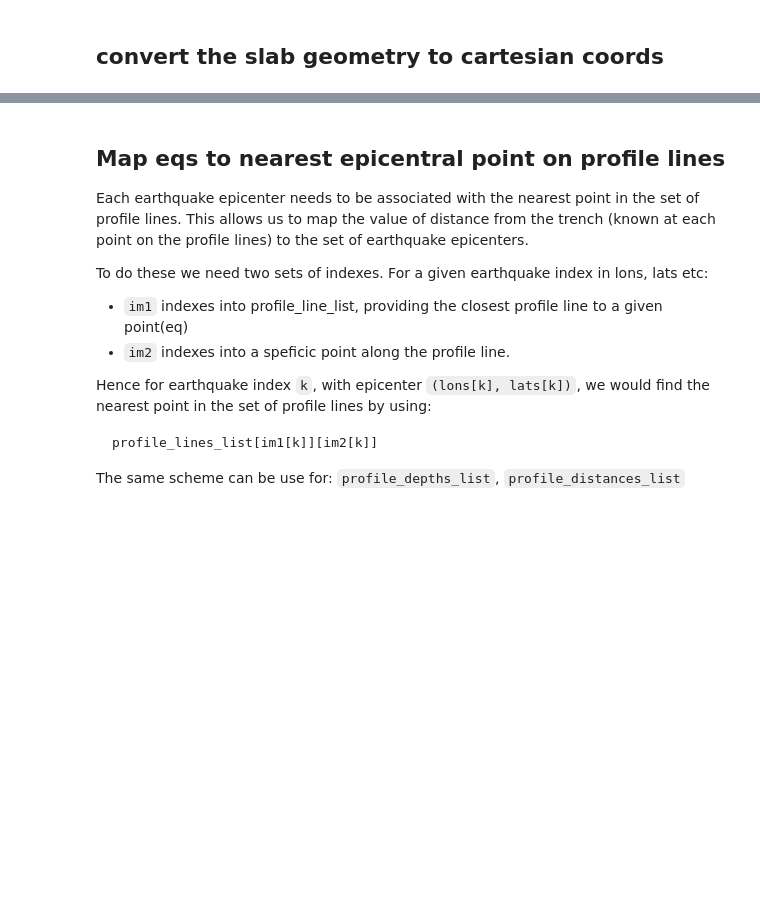
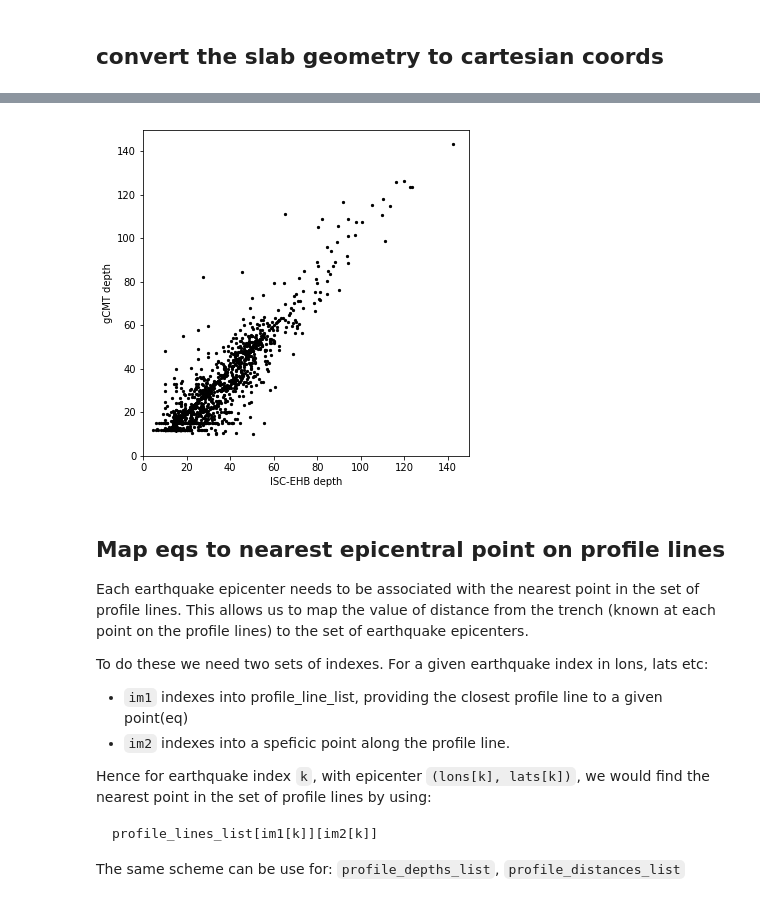
Before and after one commit to dansand/slab_seismicity_example, a Jupyter notebook: slab_seismicity.ipynb, the cells around one changed output, grey strips where cells are left out. Saved outputs shown, nothing was run; the diff lists cells and outputs as text; code cells hidden in the pictures; blank space fills up the shorter version.

```diff
--- a/slab_seismicity.ipynb
+++ b/slab_seismicity.ipynb
@@ -268,3 +282,19 @@ mags =       mags_1[regionmask_1[mask_1_0]]
+# %%
+#to see how these masks index into the catalogs, consider plotting the shared events
+
+fig, ax = plt.subplots(figsize = (6, 6))
+
+ax.scatter(depths_1[regionmask_1[mask_1_0]], depths_0[regionmask_0[mask_0_1]], c = 'k', s= 5)
+
+ax.set_xlim(0, 150)
+ax.set_ylim(0, 150)
+
+ax.set_xlabel('ISC-EHB depth')
+ax.set_ylabel('gCMT depth')
+
+ax.set_aspect(1)
+# %% [output]
+[figure, added]
 # %% [markdown]
 ## Map eqs to nearest epicentral point on profile lines
 
```
Also changed, not shown: parts of 6 cells of this notebook, 1 other file.
